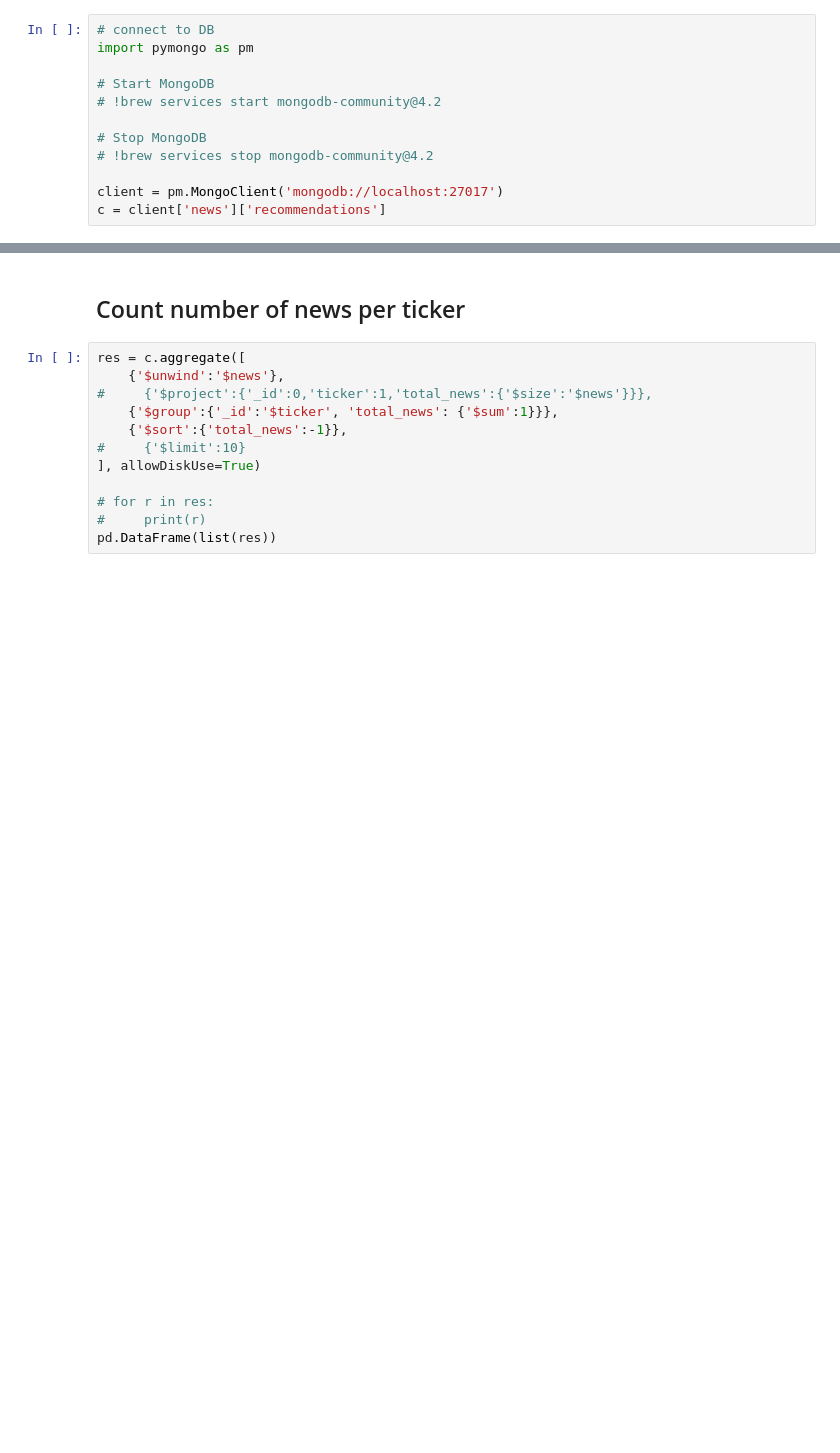
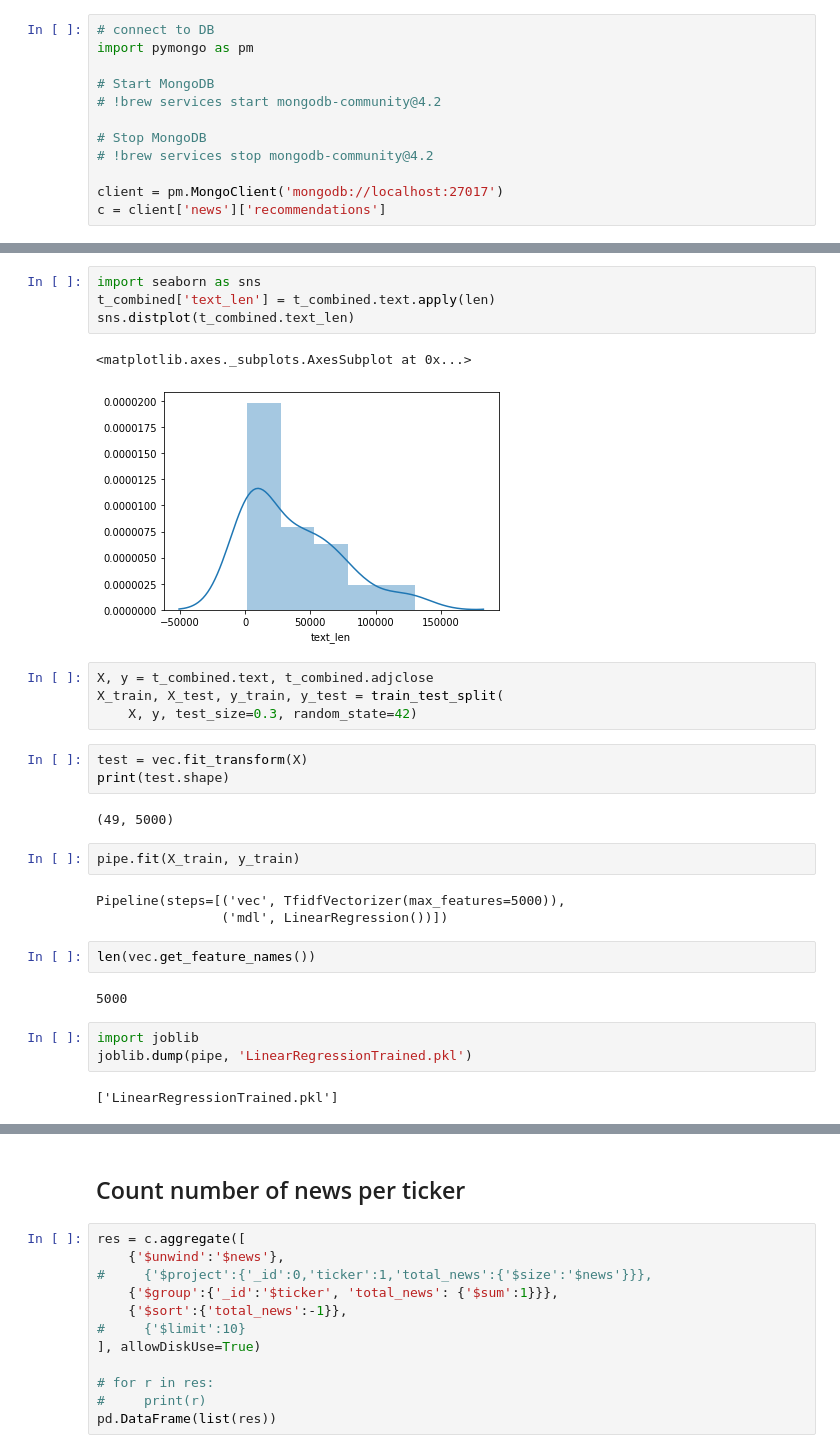
Before and after one commit to yegorkryukov/stockai, a Jupyter notebook: notebooks/create_dataset.ipynb, the cells around one changed output, grey strips where cells are left out. Cells and saved outputs as stored; diff of their text form; blank space fills up the shorter version.

```diff
--- a/notebooks/create_dataset.ipynb
+++ b/notebooks/create_dataset.ipynb
@@ -182,0 +371,30 @@ browser.close()
+# %%
+import seaborn as sns
+t_combined['text_len'] = t_combined.text.apply(len)
+sns.distplot(t_combined.text_len)
+# %% [output]
+<matplotlib.axes._subplots.AxesSubplot at 0x...>
+[figure, added]
+# %%
+X, y = t_combined.text, t_combined.adjclose
+X_train, X_test, y_train, y_test = train_test_split(
+    X, y, test_size=0.3, random_state=42)
+# %%
+test = vec.fit_transform(X)
+print(test.shape)
+# %% [output]
+(49, 5000)
+# %%
+pipe.fit(X_train, y_train)
+# %% [output]
+Pipeline(steps=[('vec', TfidfVectorizer(max_features=5000)),
+                ('mdl', LinearRegression())])
+# %%
+len(vec.get_feature_names())
+# %% [output]
+5000
+# %%
+import joblib
+joblib.dump(pipe, 'LinearRegressionTrained.pkl')
+# %% [output]
+['LinearRegressionTrained.pkl']
```
Also changed, not shown: parts of 28 cells of this notebook.
